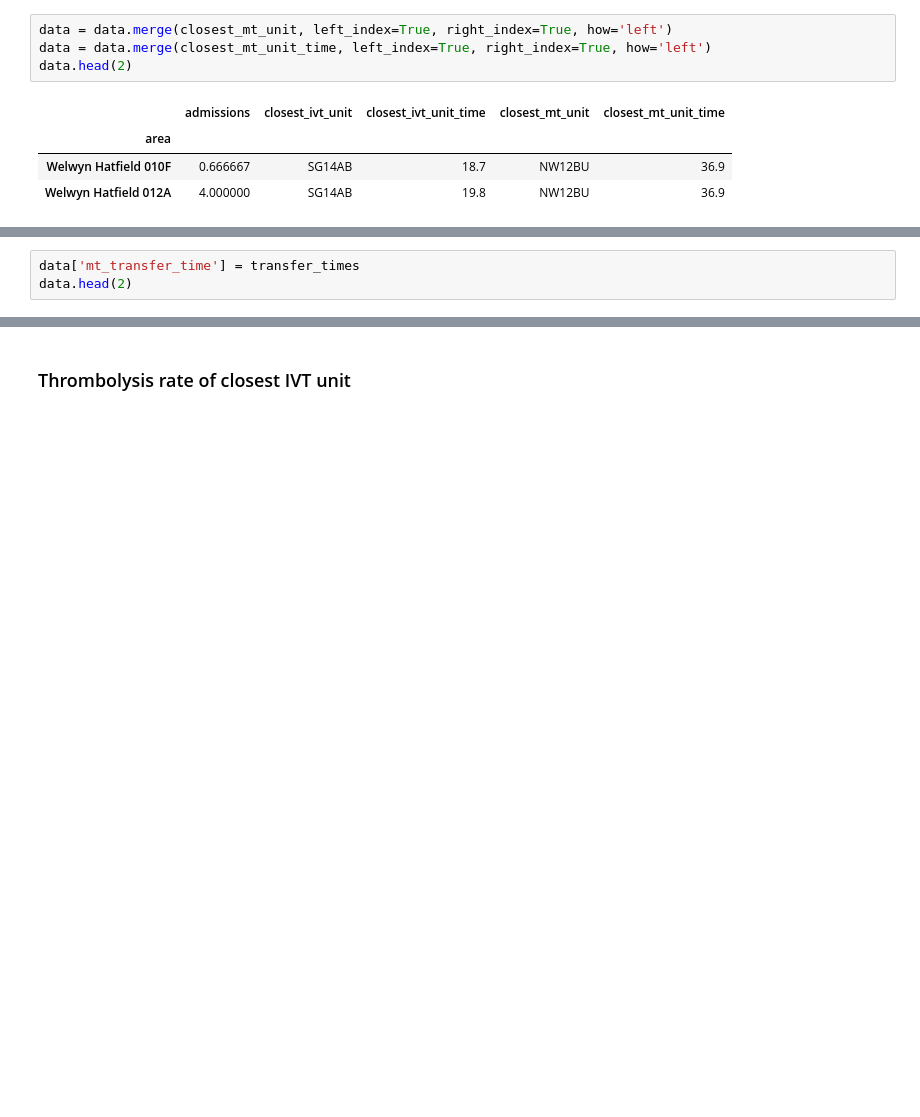
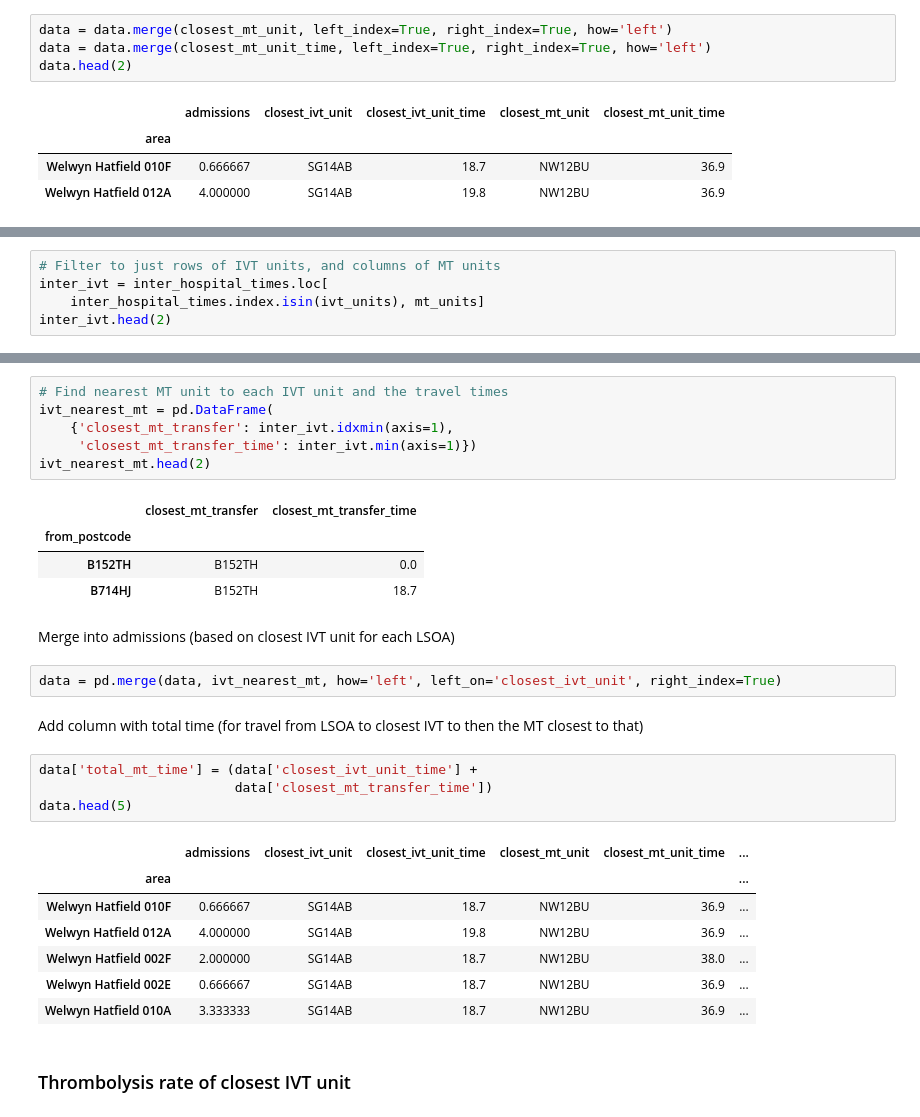
Before and after one commit to samuel-book/stroke_unit_demographics, a Jupyter notebook: 01_combine_demographic_data.ipynb, the cells around one changed output, grey strips where cells are left out. Cells and saved outputs as stored; diff of their text form; blank space fills up the shorter version.

Commit message:
Add time to nearest MT considering transfer (i.e. IVT to nearest MT)

```diff
--- a/01_combine_demographic_data.ipynb
+++ b/01_combine_demographic_data.ipynb
@@ -210,3 +198,0 @@ Merge into admissions
-# %%
-data['mt_transfer_time'] = transfer_times
-data.head(2)
@@ -217,0 +199,5 @@ data.head(2)
+# %%
+# Filter to just rows of IVT units, and columns of MT units
+inter_ivt = inter_hospital_times.loc[
+    inter_hospital_times.index.isin(ivt_units), mt_units]
+inter_ivt.head(2)
@@ -218,3 +210,32 @@ data.head(2)
+# %%
+# Find nearest MT unit to each IVT unit and the travel times
+ivt_nearest_mt = pd.DataFrame(
+    {'closest_mt_transfer': inter_ivt.idxmin(axis=1),
+     'closest_mt_transfer_time': inter_ivt.min(axis=1)})
+ivt_nearest_mt.head(2)
+# %% [output]
+|  | closest_mt_transfer | closest_mt_transfer_time |
+| from_postcode |  |  |
+| B152TH | B152TH | 0.0 |
+| B714HJ | B152TH | 18.7 |
+# %% [markdown]
+Merge into admissions (based on closest IVT unit for each LSOA)
+# %%
+data = pd.merge(data, ivt_nearest_mt, how='left', left_on='closest_ivt_unit', right_index=True)
+# %% [markdown]
+Add column with total time (for travel from LSOA to closest IVT to then the MT closest to that)
+# %%
+data['total_mt_time'] = (data['closest_ivt_unit_time'] +
+                         data['closest_mt_transfer_time'])
+data.head(5)
+# %% [output]
+|  | admissions | closest_ivt_unit | closest_ivt_unit_time | closest_mt_unit | closest_mt_unit_time | ... |
+| area |  |  |  |  |  | ... |
+| Welwyn Hatfield 010F | 0.666667 | SG14AB | 18.7 | NW12BU | 36.9 | ... |
+| Welwyn Hatfield 012A | 4.000000 | SG14AB | 19.8 | NW12BU | 36.9 | ... |
+| Welwyn Hatfield 002F | 2.000000 | SG14AB | 18.7 | NW12BU | 38.0 | ... |
+| Welwyn Hatfield 002E | 0.666667 | SG14AB | 18.7 | NW12BU | 36.9 | ... |
+| Welwyn Hatfield 010A | 3.333333 | SG14AB | 18.7 | NW12BU | 36.9 | ... |
 # %% [markdown]
 ### Thrombolysis rate of closest IVT unit
 # %%
```
Also changed, not shown: parts of 11 cells of this notebook, 1 other file.
